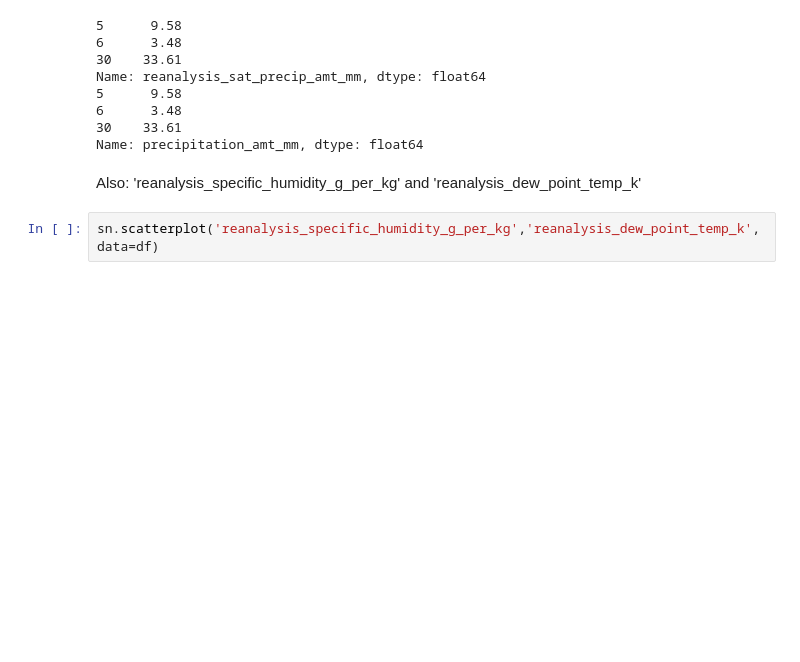
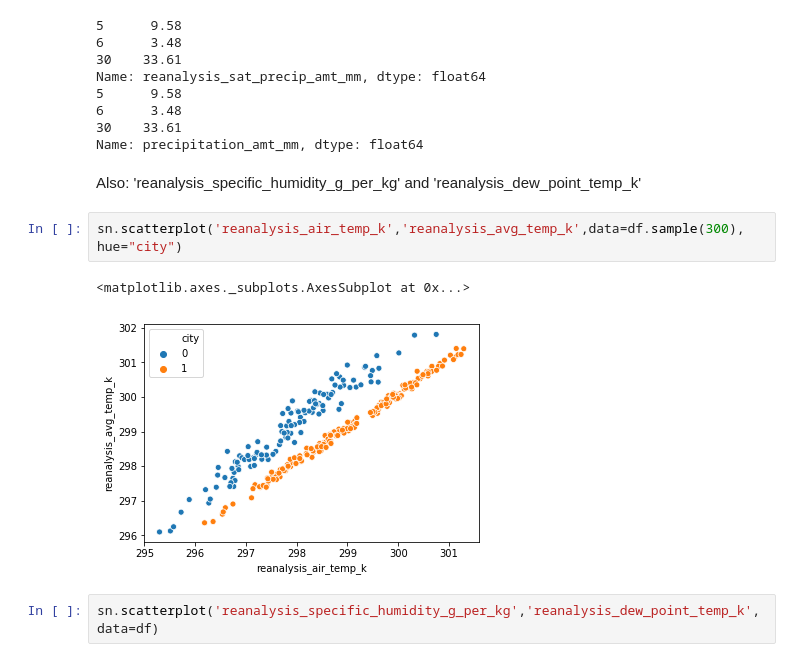
Before and after one commit to ewellsgray/data_science, a Jupyter notebook: dengue/dengue.ipynb, the cells around one changed output. Drawn from its saved outputs; the diff is of its cells as text; blank space fills up the shorter version.

```diff
--- a/dengue/dengue.ipynb
+++ b/dengue/dengue.ipynb
@@ -280,6 +280,11 @@ Name: reanalysis_sat_precip_amt_mm, dtype: float64
 Name: precipitation_amt_mm, dtype: float64
 # %% [markdown]
 Also: 'reanalysis_specific_humidity_g_per_kg' and 'reanalysis_dew_point_temp_k'
+# %%
+sn.scatterplot('reanalysis_air_temp_k','reanalysis_avg_temp_k',data=df.sample(300), hue="city")
+# %% [output]
+<matplotlib.axes._subplots.AxesSubplot at 0x...>
+[figure, added]
 # %%
 sn.scatterplot('reanalysis_specific_humidity_g_per_kg','reanalysis_dew_point_temp_k',data=df)
 # %% [output]
```
Also changed, not shown: parts of 14 cells of this notebook.
